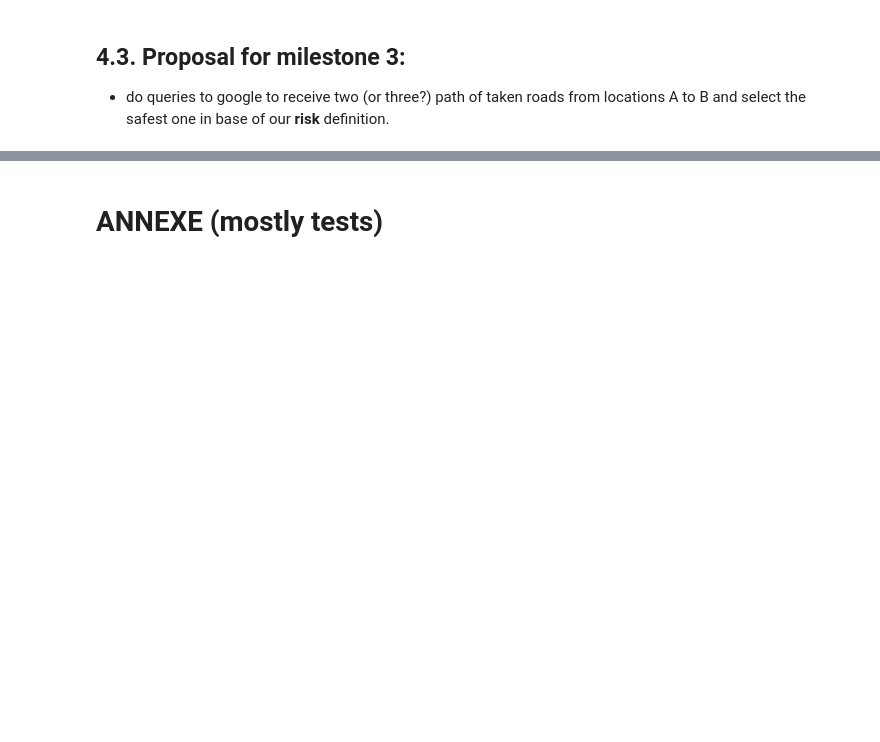
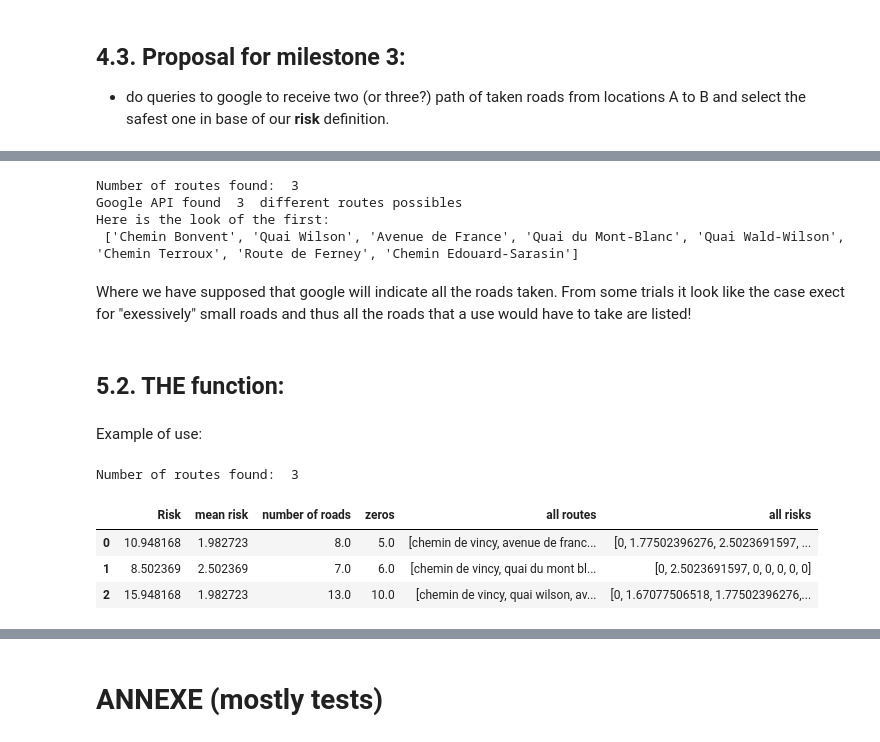
Before and after one commit to LucaZampieri/ADA_homework_LMX, a Jupyter notebook: LMX_Project/03_Road_name_traffic.ipynb, the cells around one changed output, grey strips where cells are left out. Saved outputs shown, nothing was run; the diff lists cells and outputs as text; code cells hidden in the pictures; blank space fills up the shorter version.

```diff
--- a/LMX_Project/03_Road_name_traffic.ipynb
+++ b/LMX_Project/03_Road_name_traffic.ipynb
@@ -1059,0 +1310,62 @@ Note that the risk is relative to each column, thus there are not comparable. We
+# %%
+origin = 'Chemin+terroux'
+destination= 'Quai+du+Mont-Blanc+1201+Genève'
+
+my_routes = find_routes_from_origin_to_destination(origin,destination)
+print('Google API found ',len(my_routes),' different routes possibles')
+print('Here is the look of the first:\n',my_routes[0])
+# %% [output]
+Number of routes found:  3
+Google API found  3  different routes possibles
+Here is the look of the first:
+ ['Chemin Bonvent', 'Quai Wilson', 'Avenue de France', 'Quai du Mont-Blanc', 'Quai Wald-Wilson', 'Chemin Terroux', 'Route de Ferney', 'Chemin Edouard-Sarasin']
+# %% [markdown]
+Where we have supposed that google will indicate all the roads taken. From some trials it look like the case exect for "exessively" small roads and thus all the roads that a use would have to take are listed!
+# %% [markdown]
+## 5.2. THE function:
+# %%
+def get_path_risk(origin,destination,risk_df,risk_col='Risk_NB_VOITURES_TOURISME'):
+    """
+    Compute the risk of an itinerary
+    Inputs:
+    :origin: Starting point of our itinerary as is should be given to google maps API
+    One could find it by looking at the url after having made a request to google maps
+    or one could just write key words separated by '+' and it should find the correct place
+    :destination: Destination point of our itinerary as it should be given to google maps API
+    :risk_df: The dataframe containing the risk per road
+    :risk_col: Column with respect to which we wanna compute the risk. By default it is for the
+    'Voitures de tourisme' since it is the one that makes more sense.
+    Output: Dataframe containing the risk for the itinerary and several other informations
+    """
+    d = {'Risk': [], 'mean risk': [],'zeros':[], 'all routes':[],'all risks':[],\
+        'number of roads':[]}
+    out = pd.DataFrame(data=d)
+    list_of_trajectories = find_routes_from_origin_to_destination(origin=origin,destination=destination)
+    for i,traj in enumerate(list_of_trajectories):
+        routes = []
+        risks = []
+        count = 0
+        for x in traj:
+            route_risk = get_road_risk(road_name=x, df=risk_df,risk_type_col=risk_col)
+            routes.append(route_risk[0])
+            risks.append(route_risk[1])
+            if route_risk[1]==0:
+                count +=1
+        filtered_risks = list(filter(lambda a: a != 0, risks))
+        out = out.append({'Risk': sum(risks)+count, 'mean risk': np.mean(filtered_risks),'zeros':count,\
+                          'all routes':routes,'all risks':risks,'number of roads':len(routes)}, ignore_index=True)
+    cols = ['Risk','mean risk','number of roads','zeros','all routes','all risks']
+    out = out[cols]
+    return out
+# %% [markdown]
+Example of use:
+# %%
+origin = 'Vermont,+1202+Geneva'
+destination= 'Quai+du+Mont-Blanc+1201+Genève'
+get_path_risk(origin,destination,risk_df=risk_df,risk_col='Risk_NB_VOITURES_TOURISME')#['all routes'][0]
+# %% [output]
+Number of routes found:  3
+|  | Risk | mean risk | number of roads | zeros | all routes | all risks |
+| 0 | 10.948168 | 1.982723 | 8.0 | 5.0 | [chemin de vincy, avenue de franc... | [0, 1.77502396276, 2.5023691597, ... |
+| 1 | 8.502369 | 2.502369 | 7.0 | 6.0 | [chemin de vincy, quai du mont bl... | [0, 2.5023691597, 0, 0, 0, 0, 0] |
+| 2 | 15.948168 | 1.982723 | 13.0 | 10.0 | [chemin de vincy, quai wilson, av... | [0, 1.67077506518, 1.77502396276,... |
```
Also changed, not shown: parts of 24 cells of this notebook, 8 other files.
